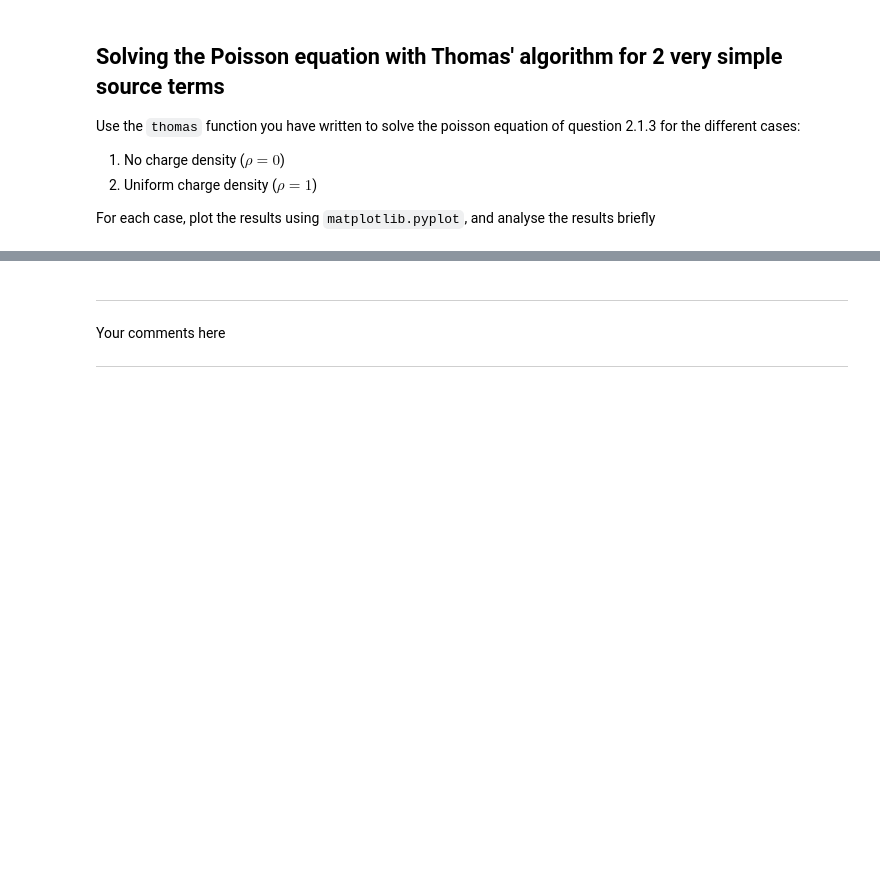
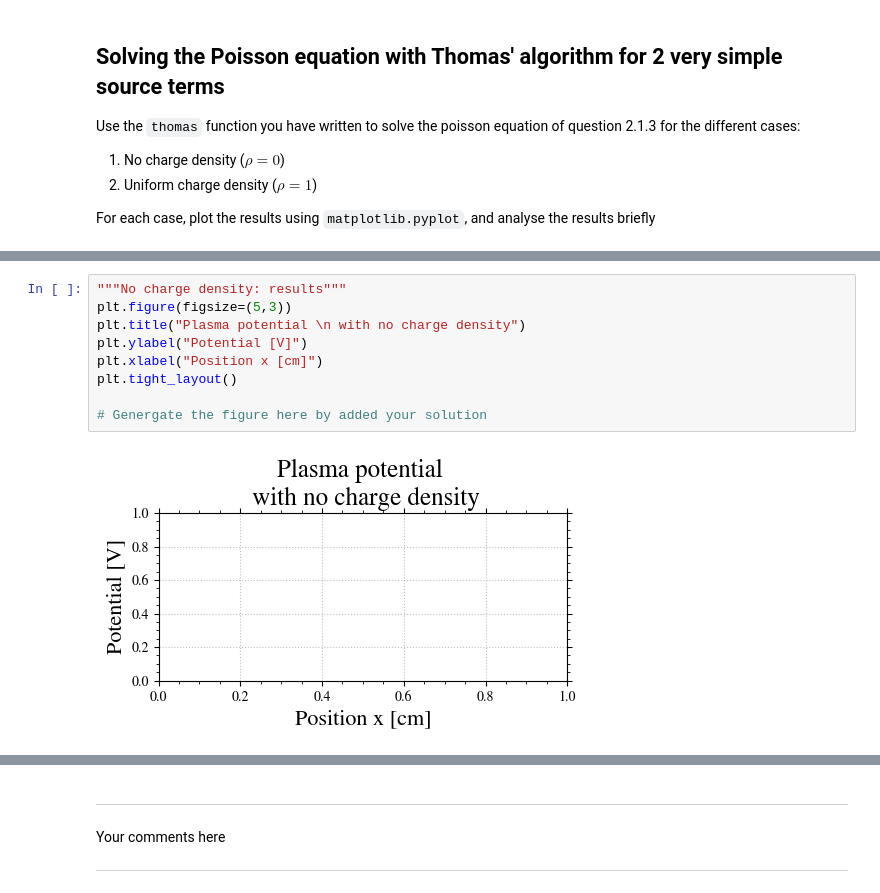
Before and after one commit to antoinetavant/TP_M2, a Jupyter notebook: notebooks/TP1_Poisson_1D.ipynb, the cells around one changed output, grey strips where cells are left out. Saved outputs shown, nothing was run; the diff lists cells and outputs as text; blank space fills up the shorter version.

Commit message:
Added the solutions

```diff
--- a/notebooks/TP1_Poisson_1D.ipynb
+++ b/notebooks/TP1_Poisson_1D.ipynb
@@ -146,0 +219,11 @@ Lx = 1   # size of the domain
+# %%
+"""No charge density: results"""
+plt.figure(figsize=(5,3))
+plt.title("Plasma potential \n with no charge density")
+plt.ylabel("Potential [V]")
+plt.xlabel("Position x [cm]")
+plt.tight_layout()
+
+# Genergate the figure here by added your solution
+# %% [output]
+[figure, added]
```
Also changed, not shown: parts of 38 cells of this notebook, 1 other file.
